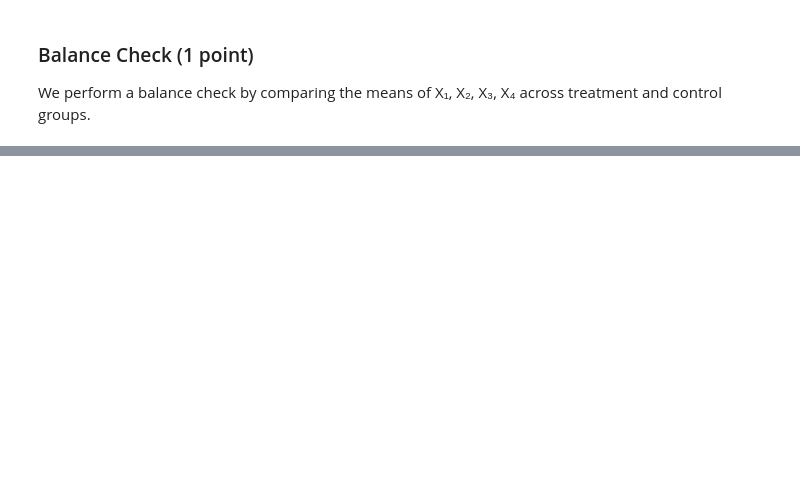
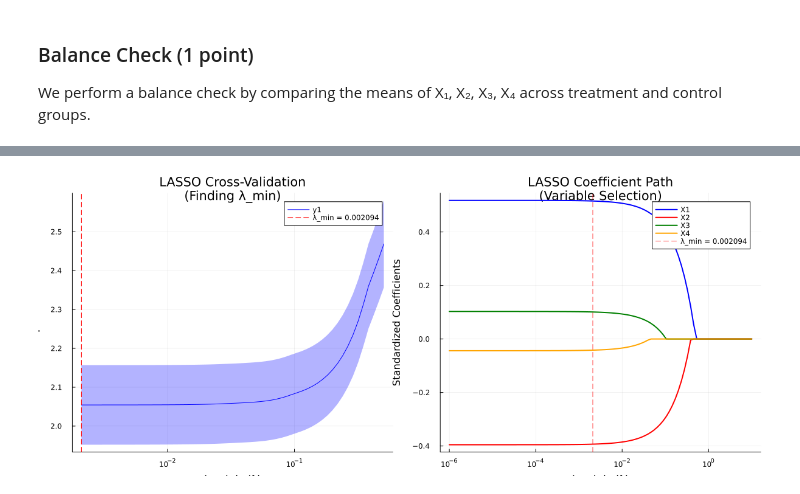
Before and after one commit to gsaco/Lasso_Potential_Outcomes_RCTs, a Jupyter notebook: Julia/scripts/potential_outcomes_rcts.ipynb, the cells around one changed output, grey strips where cells are left out. Cells and saved outputs as stored; diff of their text form; code cells hidden in the pictures; blank space fills up the shorter version.

```diff
--- a/Julia/scripts/potential_outcomes_rcts.ipynb
+++ b/Julia/scripts/potential_outcomes_rcts.ipynb
@@ -8,7 +8,7 @@ This notebook implements analysis of potential outcomes and randomized controlle
 2. **Estimating Average Treatment Effect (3 points)**: Simple and controlled regression estimates
 3. **LASSO and Variable Selection (3 points)**: Use LASSO for covariate selection and ATE estimation
 # %%
-# Import required packages
+# Import required libraries
 using DataFrames
 using GLMNet
 using GLM
@@ -19,8 +19,16 @@ using Plots
 using StatsBase
 using HypothesisTests
 using Printf
+using CSV
 
 # Set random seed for reproducibility
 Random.seed!(123)
 
-println("📦 Packages loaded successfully")
+# Create output directory if it doesn't exist
+output_dir = "../output"
+if !isdir(output_dir)
+    mkpath(output_dir)
+end
+
+println("📦 Libraries loaded successfully")
+println("📁 Output directory ready: $output_dir")
@@ -278,0 +377,74 @@ p
+# %%
+# 3.3.1 LASSO Model Fitting (EXCLUDING Treatment D)
+println("📊 PART 3.3.1: LASSO Variable Selection")
+println("="^45)
+println("🎯 Goal: Fit LASSO on Y ~ X1 + X2 + X3 + X4 (EXCLUDING treatment D)")
+println("🔍 This follows the assignment requirement exactly\n")
+
+# Prepare data for LASSO (EXCLUDING treatment D as per assignment)
+X_covariates = Matrix(data[:, [:X1, :X2, :X3, :X4]])
+Y_outcome = data.Y
+
+println("Input dimensions: X shape = $(size(X_covariates)), Y shape = $(size(Y_outcome))")
+
+# Standardize features for LASSO (important for regularization)
+scaler = StatsBase.standardize(ZScoreTransform, X_covariates, dims=1)
+X_scaled = scaler
+println("Features standardized for LASSO regularization")
+
+# Fit LASSO model using cross-validation (equivalent to cv.glmnet in R)
+println("Fitting LASSO with 10-fold cross-validation...")
+lasso_cv = glmnetcv(X_scaled, Y_outcome, alpha=1.0, nfolds=10)
+
+# Create visualization
+fig = Plots.plot(layout=(1,2), size=(1200,500))
+
+# Plot 1: Cross-validation curve
+mse_mean = lasso_cv.meanloss
+mse_std = lasso_cv.stdloss
+alphas = lasso_cv.lambda
+
+Plots.plot!(fig[1], alphas, mse_mean, ribbon=mse_std, fillalpha=0.3, color=:blue,
+           xlabel="Lambda (λ)", ylabel="Mean Squared Error",
+           title="LASSO Cross-Validation\n(Finding λ_min)", xscale=:log10)
+Plots.vline!(fig[1], [lasso_cv.lambda[argmin(lasso_cv.meanloss)]], color=:red, linestyle=:dash,
+           label="λ_min = $(round(lasso_cv.lambda[argmin(lasso_cv.meanloss)], digits=6))")
+Plots.plot!(fig[1], legend=:topright, grid=true, alpha=0.3)
+
+# Plot 2: Coefficient path
+alphas_path = exp.(range(log(1e-6), log(1e1), length=100))
+coef_path = zeros(4, length(alphas_path))
+variable_names = ["X1", "X2", "X3", "X4"]
+colors = [:blue, :red, :green, :orange]
+
+for (i, alpha) in enumerate(alphas_path)
+    lasso_temp = glmnet(X_scaled, Y_outcome, alpha=1.0, lambda=[alpha])
+    coef_path[:, i] = lasso_temp.betas[:, 1]
+end
+
+for i in 1:4
+    Plots.plot!(fig[2], alphas_path, coef_path[i, :], label=variable_names[i],
+               color=colors[i], linewidth=2)
+end
+Plots.vline!(fig[2], [lasso_cv.lambda[argmin(lasso_cv.meanloss)]], color=:red, linestyle=:dash, alpha=0.7,
+           label="λ_min = $(round(lasso_cv.lambda[argmin(lasso_cv.meanloss)], digits=6))")
+Plots.plot!(fig[2], xlabel="Lambda (λ)", ylabel="Standardized Coefficients",
+           title="LASSO Coefficient Path\n(Variable Selection)", xscale=:log10, legend=:topright, grid=true, alpha=0.3)
+
+# Save the plot to output directory
+plot_path = joinpath(output_dir, "lasso_cross_validation_and_path.png")
+Plots.savefig(fig, plot_path)
+println("📊 Plot saved to: $plot_path")
+
+display(fig)
+
+println("
+✅ LASSO Results:")
+println("• Optimal lambda (λ_min): $(round(lasso_cv.lambda[argmin(lasso_cv.meanloss)], digits=6))")
+println("• Cross-validation score: $(round(minimum(lasso_cv.meanloss), digits=4))")
+println("• Number of CV folds: 10")
+
+# Store optimal lambda
+optimal_lambda = lasso_cv.lambda[argmin(lasso_cv.meanloss)]
+# %% [output]
+[figure, added]
```
Also changed, not shown: parts of 28 cells of this notebook, 7 other files.
